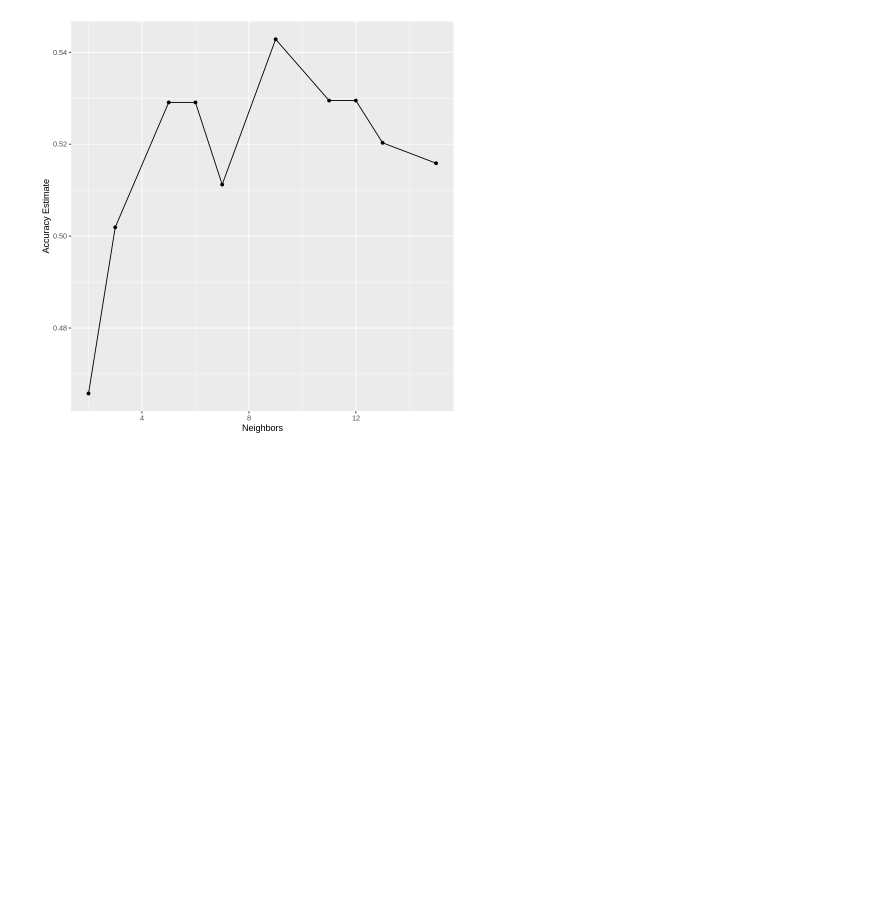
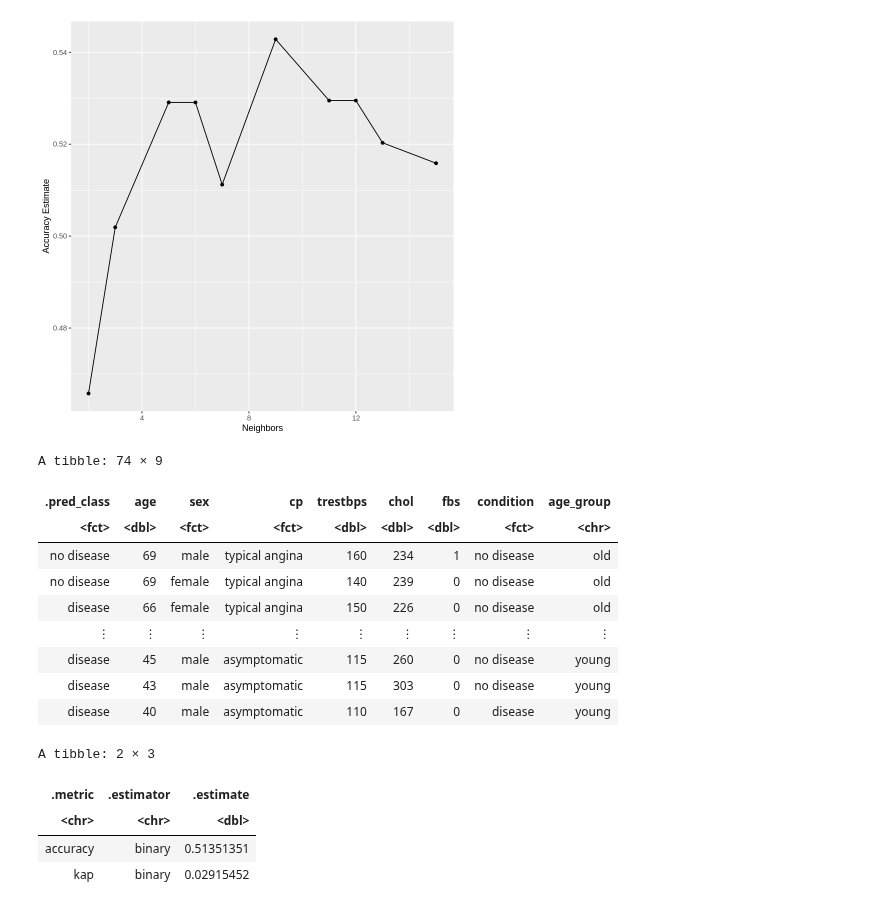
Before and after one commit to ssyl29/group_project, a Jupyter notebook: report.ipynb, the cells around one changed output. Drawn from its saved outputs; the diff is of its cells as text; code cells hidden in the pictures; blank space fills up the shorter version.

```diff
--- a/report.ipynb
+++ b/report.ipynb
@@ -158,3 +158,36 @@ accuracy_versus_k <- ggplot(accuracies, aes(x = neighbors, y = mean))+
 accuracy_versus_k
 # %% [output]
 [figure]
+# %%
+knn_spec <- nearest_neighbor(weight_func = "rectangular", neighbors = 9) %>%
+       set_engine("kknn") %>%
+       set_mode("classification")
+
+heart_fit <- workflow() %>%
+       add_recipe(heart_recipe) %>%
+       add_model(knn_spec) %>%
+       fit(data = heart_train)
+
+heart_test_predictions <- predict(heart_fit , heart_test) %>%
+       bind_cols(heart_test)
+heart_test_predictions
+
+heart_prediction_accuracy <- heart_test_predictions %>%
+         metrics(truth = condition, estimate = .pred_class)
+heart_prediction_accuracy
+# %% [output]
+A tibble: 74 × 9
+| .pred_class | age | sex | cp | trestbps | chol | fbs | condition | age_group |
+| <fct> | <dbl> | <fct> | <fct> | <dbl> | <dbl> | <dbl> | <fct> | <chr> |
+| no disease | 69 | male | typical angina | 160 | 234 | 1 | no disease | old |
+| no disease | 69 | female | typical angina | 140 | 239 | 0 | no disease | old |
+| disease | 66 | female | typical angina | 150 | 226 | 0 | no disease | old |
+| ⋮ | ⋮ | ⋮ | ⋮ | ⋮ | ⋮ | ⋮ | ⋮ | ⋮ |
+| disease | 45 | male | asymptomatic | 115 | 260 | 0 | no disease | young |
+| disease | 43 | male | asymptomatic | 115 | 303 | 0 | no disease | young |
+| disease | 40 | male | asymptomatic | 110 | 167 | 0 | disease | young |
+A tibble: 2 × 3
+| .metric | .estimator | .estimate |
+| <chr> | <chr> | <dbl> |
+| accuracy | binary | 0.51351351 |
+| kap | binary | 0.02915452 |
```
